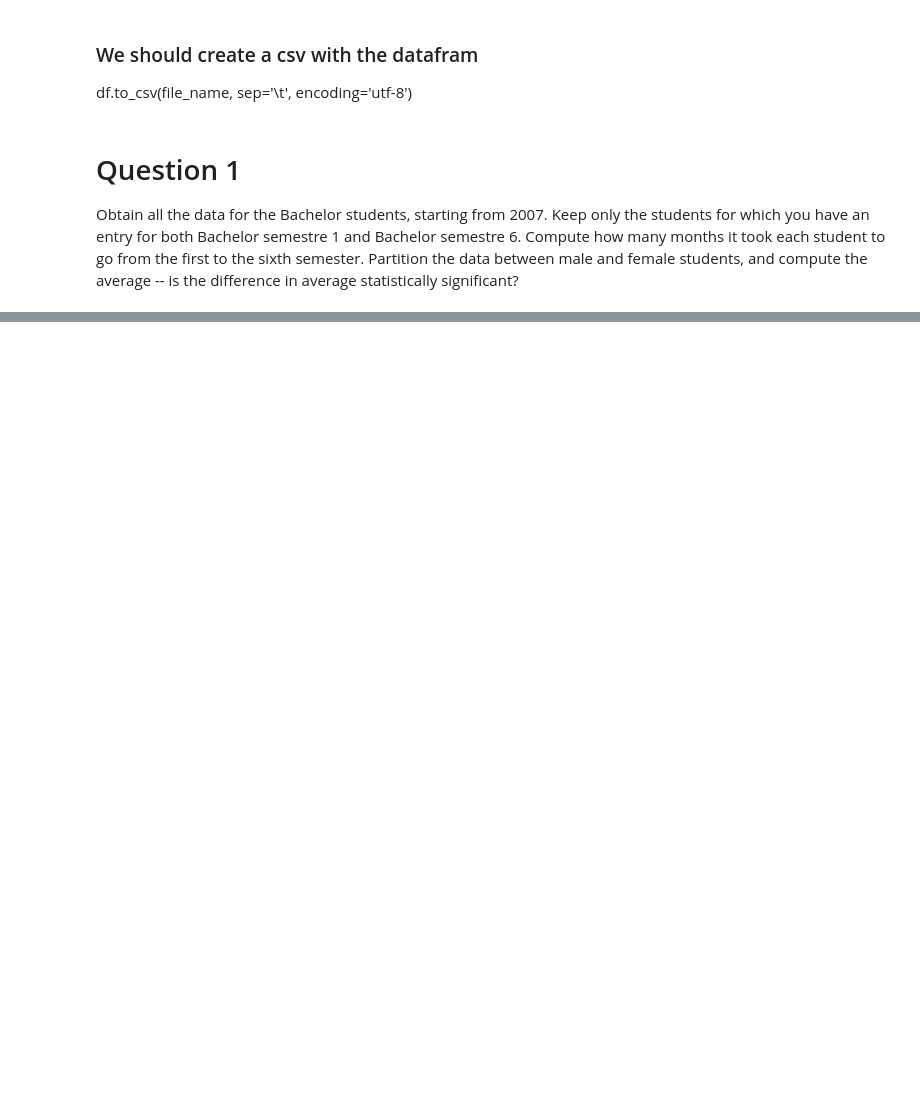
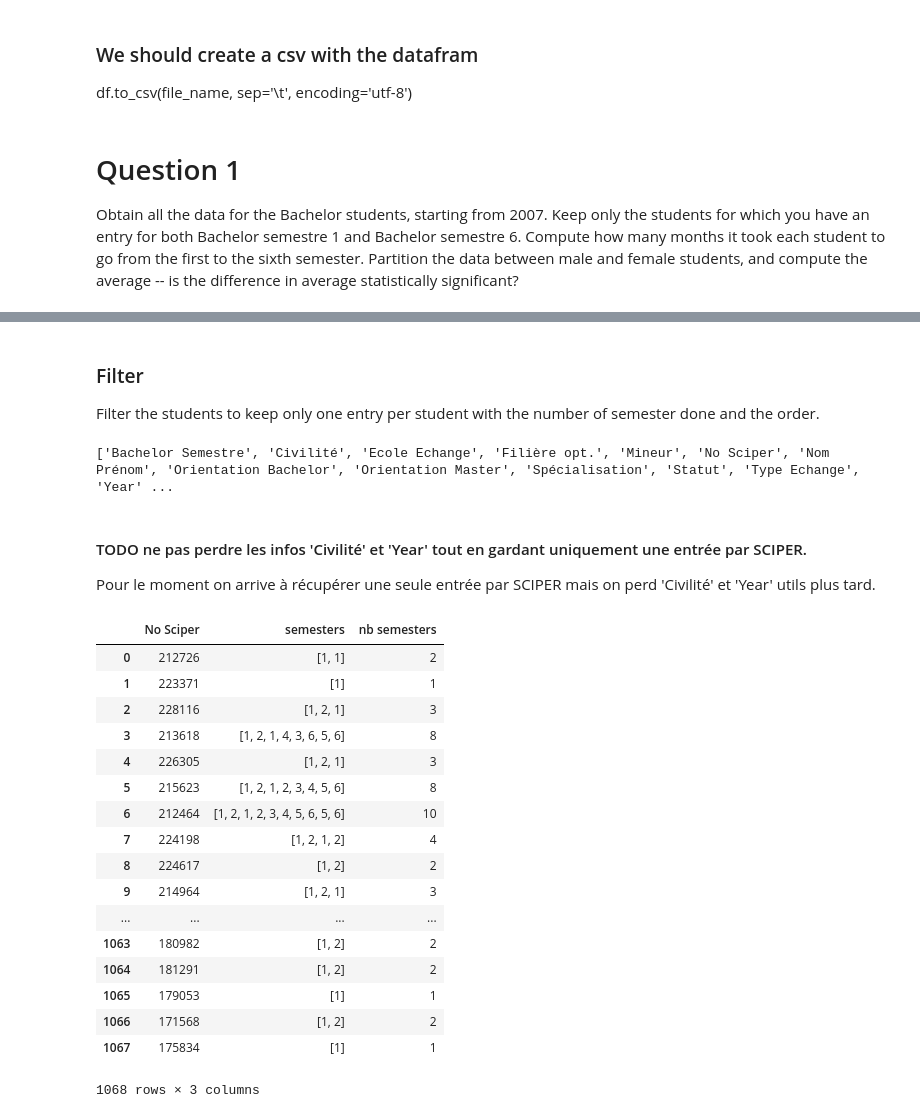
Before and after one commit to agpmilli/adaepfl, a Jupyter notebook: Homework/02 - Data from the Web/Data from the Web.ipynb, the cells around one changed output, grey strips where cells are left out. Cells and saved outputs as stored; diff of their text form; code cells hidden in the pictures; blank space fills up the shorter version.

```diff
--- a/Homework/02 - Data from the Web/Data from the Web.ipynb
+++ b/Homework/02 - Data from the Web/Data from the Web.ipynb
@@ -95,6 +95,11 @@ years_semesters = {'2007-2008': ['Bachelor semestre 1', 'Bachelor semestre 2'],
 # %% [markdown]
 ### Get columns' name
 # %%
+year='2007-2008'
+semester='Bachelor semestre 1'
+payload = getParamsRequestValue(ww_i_reportmodel_num, ww_i_reportModelXsl_num, section, year, semester)
+r = rq.get('http://isa.epfl.ch/imoniteur_ISAP/!GEDPUBLICREPORTS.html?', params=payload)
+soup = BeautifulSoup(r.text, 'html.parser')
 list_attr = []
 attributs = soup.find_all('th')
 for attr in attributs:
@@ -127,6 +132,7 @@ for year,semesters in years_semesters.items():
 
 # We delete the empty column (and others if needed)
         del df[""]
-
-        df["Bachelor Semestre"]=semester
+        print(semester)
+        df["Bachelor Semestre"]=re.findall(r'\d',semester)[0]
+        df["Year"]=year
         df_all = df_all.append(df, ignore_index=True)
@@ -170,3 +147,11 @@ df.to_csv(file_name, sep='\t', encoding='utf-8')
 # Question 1
 Obtain all the data for the Bachelor students, starting from 2007. Keep only the students for which you have an entry for both Bachelor
 semestre 1 and Bachelor semestre 6. Compute how many months it took each student to go from the first to the sixth semester. Partition the data between male and female students, and compute the average -- is the difference in average statistically significant?
+# %%
+data = pd.read_csv('student_bachelor.csv', sep=';')
+#data = pd.read_excel('student_bachelor.xlsx', sep=';')
+# %%
+#data.set_index(['No Sciper'])
+print("ok")
+data=data.drop('Unnamed: 0', axis=1)
+data=data.drop('Unnamed: 1', axis=1)
@@ -172,0 +160,62 @@ semestre 1 and Bachelor semestre 6. Compute how many months it took each student
+# %% [markdown]
+### Filter
+
+Filter the students to keep only one entry per student with the number of semester done and the order.
+# %%
+list_attr=[]
+for elem in data.columns:
+    list_attr.append(elem)
+
+print(list_attr)
+# %% [output]
+['Bachelor Semestre', 'Civilité', 'Ecole Echange', 'Filière opt.', 'Mineur', 'No Sciper', 'Nom Prénom', 'Orientation Bachelor', 'Orientation Master', 'Spécialisation', 'Statut', 'Type Echange', 'Year' ...
+# %% [markdown]
+#### TODO ne pas perdre les infos 'Civilité' et 'Year' tout en gardant uniquement une entrée par SCIPER.
+
+Pour le moment on arrive à récupérer une seule entrée par SCIPER mais on perd 'Civilité' et 'Year' utils plus tard.
+# %%
+students_bachelor=data[['No Sciper','Civilité', 'Nom Prénom', 'Bachelor Semestre', 'Year']]
+students_bachelor.set_index('No Sciper')
+students_bachelor.head()
+unique_sciper=pd.unique(students_bachelor['No Sciper'])
+unique_sciper_df=pd.DataFrame(unique_sciper, columns=['No Sciper'])
+
+k=0
+semesters=[]
+nb_semesters=[]
+
+students_bachelor=students_bachelor.sort_values(by=['Year','Bachelor Semestre'])
+
+for i in range(0,len(unique_sciper_df)):
+    student=students_bachelor[students_bachelor['No Sciper']==unique_sciper_df['No Sciper'][i]]
+    semester=[]
+    nb_semester=0
+    for student_semester in student['Bachelor Semestre']:
+        semester.append(student_semester)
+        nb_semester+=1
+        # Here we have the semesters of every student, we want to get the ones that finished their bachelor
+        # First they need to have done Bachelor 6
+    semesters.append(semester)
+    nb_semesters.append(nb_semester)
+unique_sciper_df['semesters']=semesters
+unique_sciper_df['nb semesters']=nb_semesters
+unique_sciper_df
+# %% [output]
+|  | No Sciper | semesters | nb semesters |
+| 0 | 212726 | [1, 1] | 2 |
+| 1 | 223371 | [1] | 1 |
+| 2 | 228116 | [1, 2, 1] | 3 |
+| 3 | 213618 | [1, 2, 1, 4, 3, 6, 5, 6] | 8 |
+| 4 | 226305 | [1, 2, 1] | 3 |
+| 5 | 215623 | [1, 2, 1, 2, 3, 4, 5, 6] | 8 |
+| 6 | 212464 | [1, 2, 1, 2, 3, 4, 5, 6, 5, 6] | 10 |
+| 7 | 224198 | [1, 2, 1, 2] | 4 |
+| 8 | 224617 | [1, 2] | 2 |
+| 9 | 214964 | [1, 2, 1] | 3 |
+| ... | ... | ... | ... |
+| 1063 | 180982 | [1, 2] | 2 |
+| 1064 | 181291 | [1, 2] | 2 |
+| 1065 | 179053 | [1] | 1 |
+| 1066 | 171568 | [1, 2] | 2 |
+| 1067 | 175834 | [1] | 1 |
+1068 rows × 3 columns
```
Also changed, not shown: parts of 16 cells of this notebook, 1 other file.
